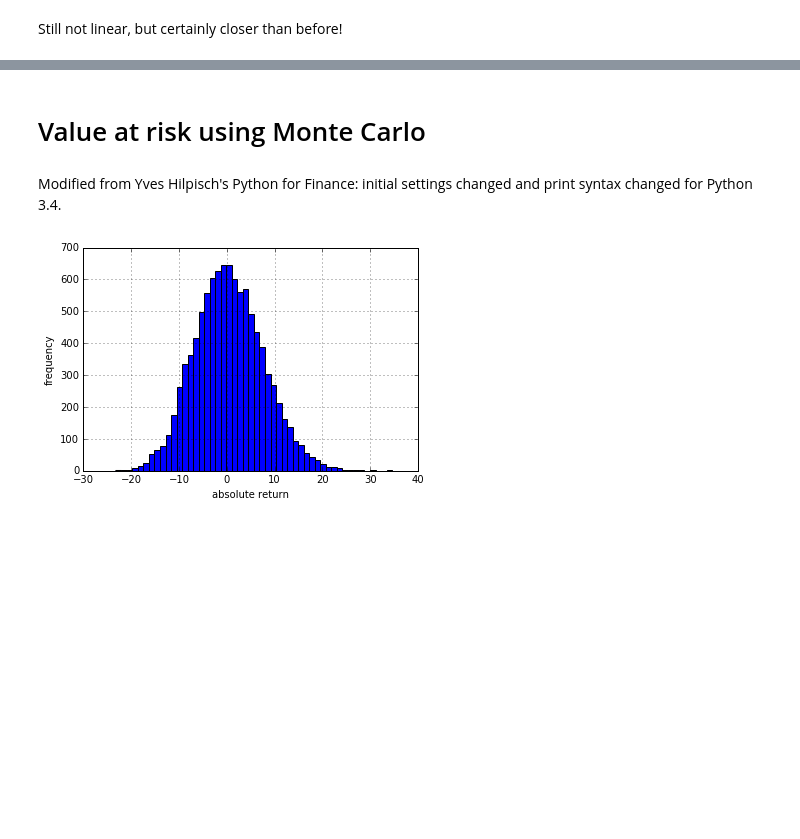
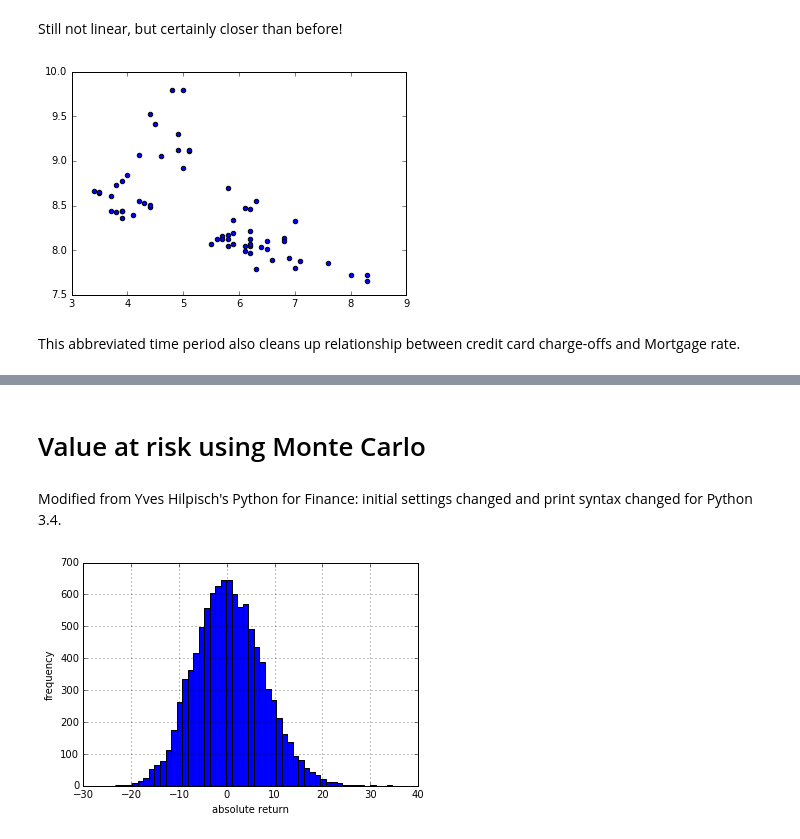
Before and after one commit to kaitai/stress-testing-with-jupyter, a Jupyter notebook: Playing with financial data and Python 3.ipynb, the cells around one changed output, grey strips where cells are left out. Cells and saved outputs as stored; diff of their text form; code cells hidden in the pictures; blank space fills up the shorter version.

```diff
--- a/Playing with financial data and Python 3.ipynb
+++ b/Playing with financial data and Python 3.ipynb
@@ -368,2 +368,8 @@ plt.scatter(charge_offs['Unemployment rate']['2000-01-01':'2014-9-30'],np.log(ch
 # %% [markdown]
 Still not linear, but certainly closer than before!
+# %%
+plt.scatter(charge_offs['Mortgage rate']['2000-01-01':'2015-12-31'],np.log(charge_offs['CreditCards']['2000-01-01':'2015-12-31']));
+# %% [output]
+[figure, added]
+# %% [markdown]
+This abbreviated time period also cleans up relationship between credit card charge-offs and Mortgage rate.
```
Also changed, not shown: parts of 3 cells of this notebook.
